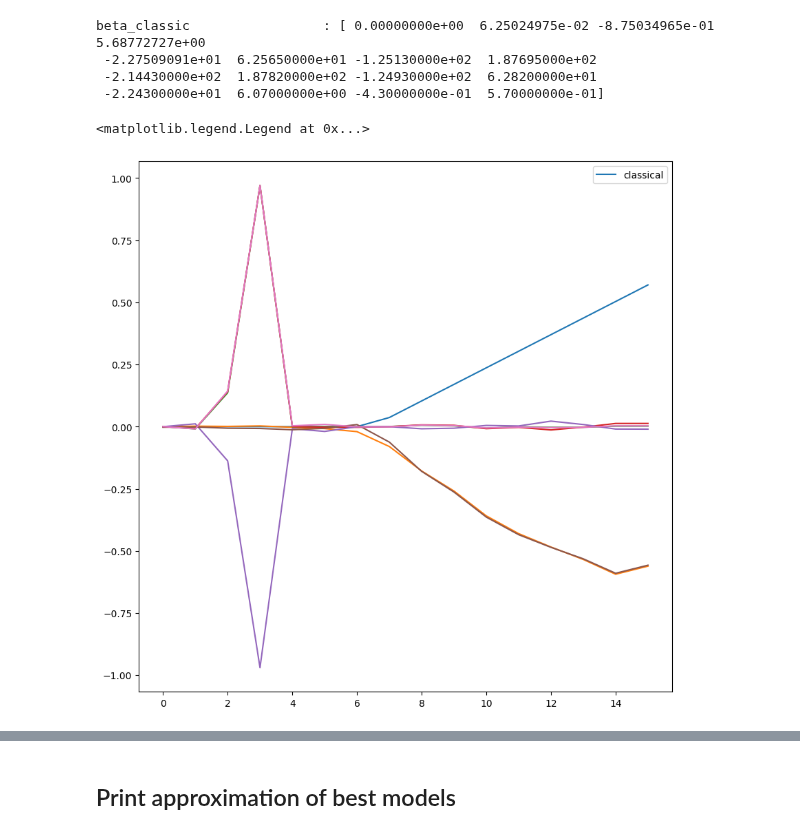
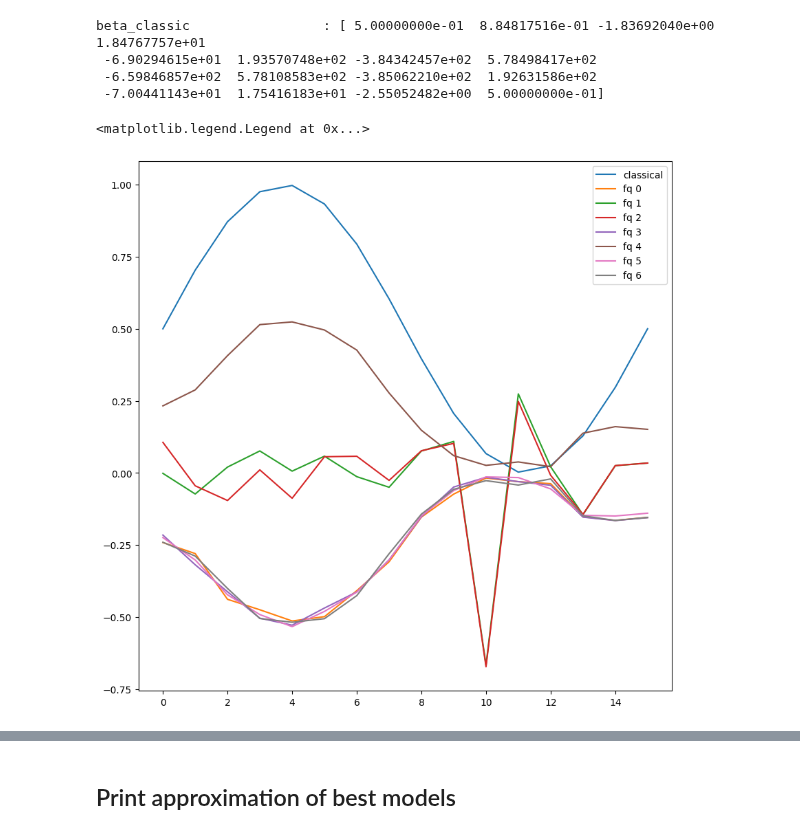
Before and after one commit to inajetovic/Variational-Quantum-Splines, a Jupyter notebook: visualize_results.ipynb, the cells around one changed output, grey strips where cells are left out. Cells and saved outputs as stored; diff of their text form; code cells hidden in the pictures.

```diff
--- a/visualize_results.ipynb
+++ b/visualize_results.ipynb
@@ -35,27 +36,34 @@ plt.legend()
 # %%
 
 func_out = {'sigmoid': sigmoid_t,'tanh': tanh_t,'elu': elu_t, 'relu': relu_t, 'sin':sin_m}
-func = func_out[label]
+func_list = list(func_out.keys())
+func_dict = {'sigmoid': .0,'tanh': 1.0,'elu':.12, 'relu':.0, 'sin':.0}
 
+pnq = {'3':(3,8),
+        '4':(4,16)}
+columns=['function', 'nq', 'knot', 'training cost', 'time(s)', 'weights', 'RSS_h', 'RSS_q' ]
+tot = []
 
 #############################################################################################
 ###################################### System Preparatio and _sin_#################
 #############################################################################################
+for label in func_list:
+    lower = 0.
+    upper = 1.
+    f_i = func_dict[label]
+    scaled=True
+    func = func_out[label]
+    x = np.arange(lower, upper + .03, (upper-lower)/n_step).tolist()
+    xx = np.linspace(lower, upper, n_step) ##inputs sampling in the interval 0,1
+    y = [func(value,f_i) for value in x]
 
-lower = 0.
-upper = 1.
-f_i = 0.0
-scaled=False
-x = np.arange(lower, upper + .03, (upper-lower)/n_step).tolist()
-xx = np.linspace(lower, upper, n_step) ##inputs sampling in the interval 0,1
-y = [func(value,f_i) for value in x]
-
-if scaled:
-    norm = np.linalg.norm(y)
-    y = y / norm
-
-tck=splrep(x,y,k=1) #coeffs
-matrix,vector,v_norm = GeneralizedVQS_System(n_step,label,x,xx,scaled=scaled)
+    if scaled:
+        norm = np.linalg.norm(y)
+        print(label, norm)
+        y = y / norm
+    plt.plot(y)
+    tck=splrep(x,y,k=1) #coeffs
+    matrix,vector,v_norm = GeneralizedVQS_System(n_step,label,x,xx,scaled=scaled)
 
 
 #############################################################################################
@@ -69,31 +84,31 @@ vqls_circuit = VQLS(matrix,v_norm,nq,opt='COBYLA')
 # %%
 c = np.linalg.solve(matrix,vector)
 print('beta_classic                 :',c)
 plt.figure(figsize=(10,10))
 
 y_c=np.dot(matrix,c) #classic
 plt.plot(range(len(y_c)),y_c, label="classical")
 
 for i,item in enumerate(df['in_train_weights']):
   weights = item[argM[i]]
   q = vqls_circuit.solution(weights).real
   y_q=np.dot(matrix,q) #hybrid
                         #Quantum
 
   y_fq=[]
   for el in matrix:
     y_fq.append(vqls_circuit.direct_prod2(weights,el))
 
   #plt.plot(range(len(y_fq)),y_q,label= f"h {i}")
-  plt.plot(range(len(y_fq)),y_fq, )#label= f"fq {i}")
+  plt.plot(range(len(y_fq)),y_fq, label= f"fq {i}")
 plt.legend()
 # %% [output]
-beta_classic                 : [ 0.00000000e+00  6.25024975e-02 -8.75034965e-01  5.68772727e+00
- -2.27509091e+01  6.25650000e+01 -1.25130000e+02  1.87695000e+02
- -2.14430000e+02  1.87820000e+02 -1.24930000e+02  6.28200000e+01
- -2.24300000e+01  6.07000000e+00 -4.30000000e-01  5.70000000e-01]
+beta_classic                 : [ 5.00000000e-01  8.84817516e-01 -1.83692040e+00  1.84767757e+01
+ -6.90294615e+01  1.93570748e+02 -3.84342457e+02  5.78498417e+02
+ -6.59846857e+02  5.78108583e+02 -3.85062210e+02  1.92631586e+02
+ -7.00441143e+01  1.75416183e+01 -2.55052482e+00  5.00000000e-01]
 <matplotlib.legend.Legend at 0x...>
-[figure, old version]
+[figure, new version]
 # %%
 best = np.argmin(df['RSS_q'])
 weights = df['in_train_weights'][best][argM[best]]
```
Also changed, not shown: parts of 5 cells of this notebook, 2 other files.
